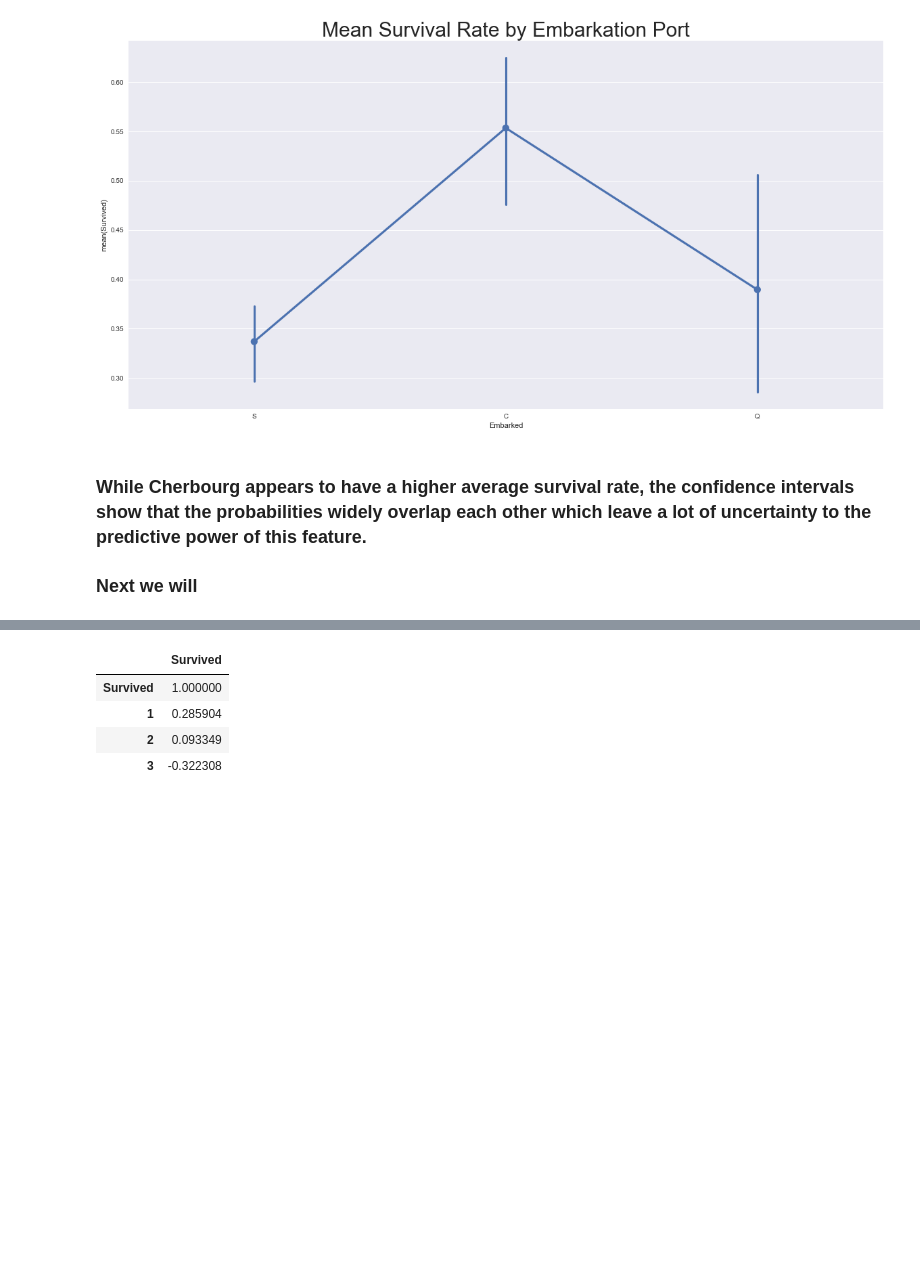
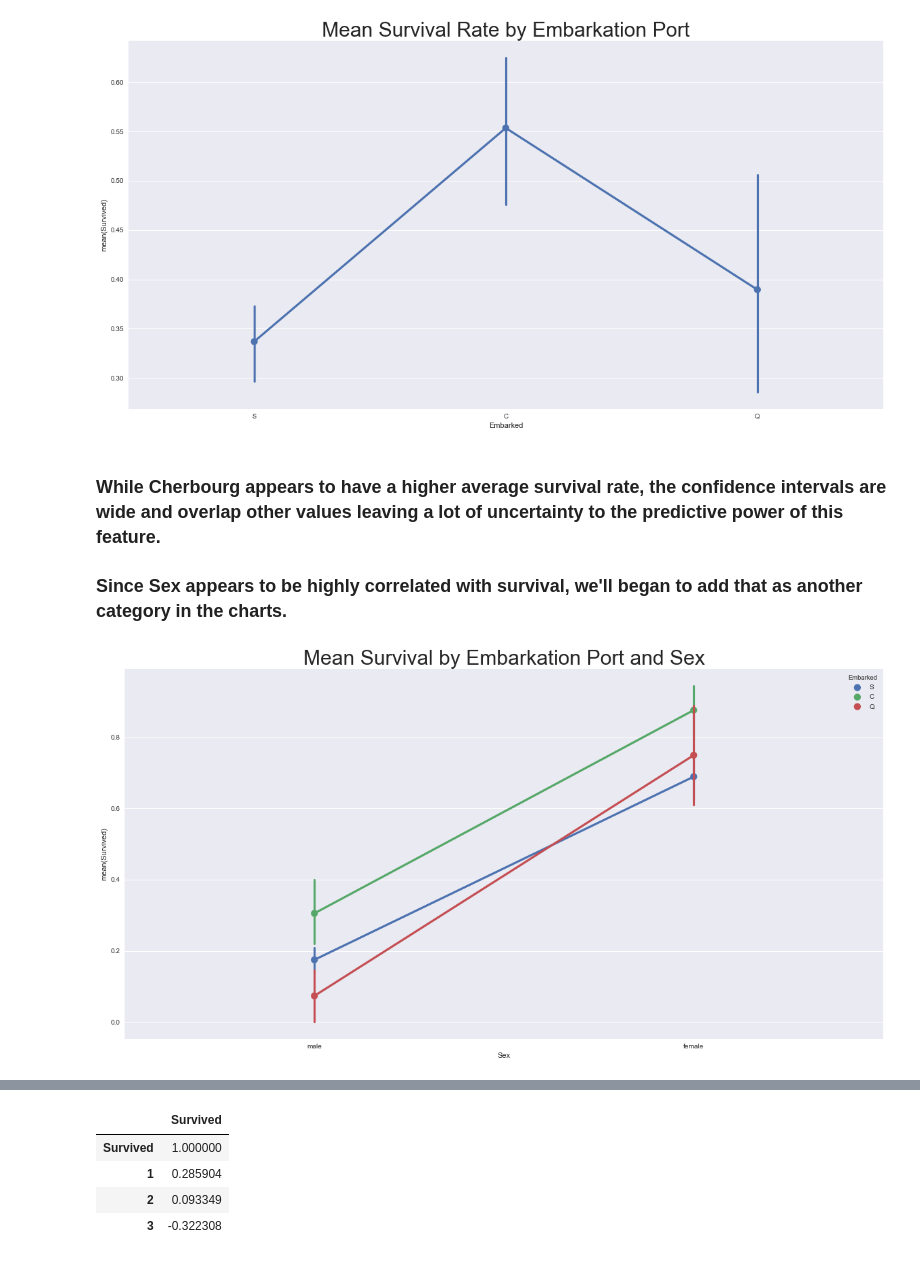
Before and after one commit to yaskyj/investigate-data-set, a Jupyter notebook: InvestigateTitanicData.ipynb, the cells around one changed output, grey strips where cells are left out. Saved outputs shown, nothing was run; the diff lists cells and outputs as text; code cells hidden in the pictures; blank space fills up the shorter version.

```diff
--- a/InvestigateTitanicData.ipynb
+++ b/InvestigateTitanicData.ipynb
@@ -143,6 +163,11 @@ sns.pointplot(x="Embarked", y="Survived", data=df).set_title("Mean Survival Rate
 # %% [output]
 [figure]
 # %% [markdown]
-### While Cherbourg appears to have a higher average survival rate, the confidence intervals show that the probabilities widely overlap each other which leave a lot of uncertainty to the predictive power of this feature.
+### While Cherbourg appears to have a higher average survival rate, the confidence intervals are wide and overlap other values leaving a lot of uncertainty to the predictive power of this feature.
 
-### Next we will
+### Since Sex appears to be highly correlated with survival, we'll began to add that as another category in the charts.
+# %%
+fig, ax = plt.subplots(figsize=(20, 10))
+sns.pointplot(x="Sex", y="Survived", hue="Embarked", data=df).set_title("Mean Survival by Embarkation Port and Sex", fontsize=30);
+# %% [output]
+[figure, added]
```
Also changed, not shown: parts of 18 cells of this notebook.
